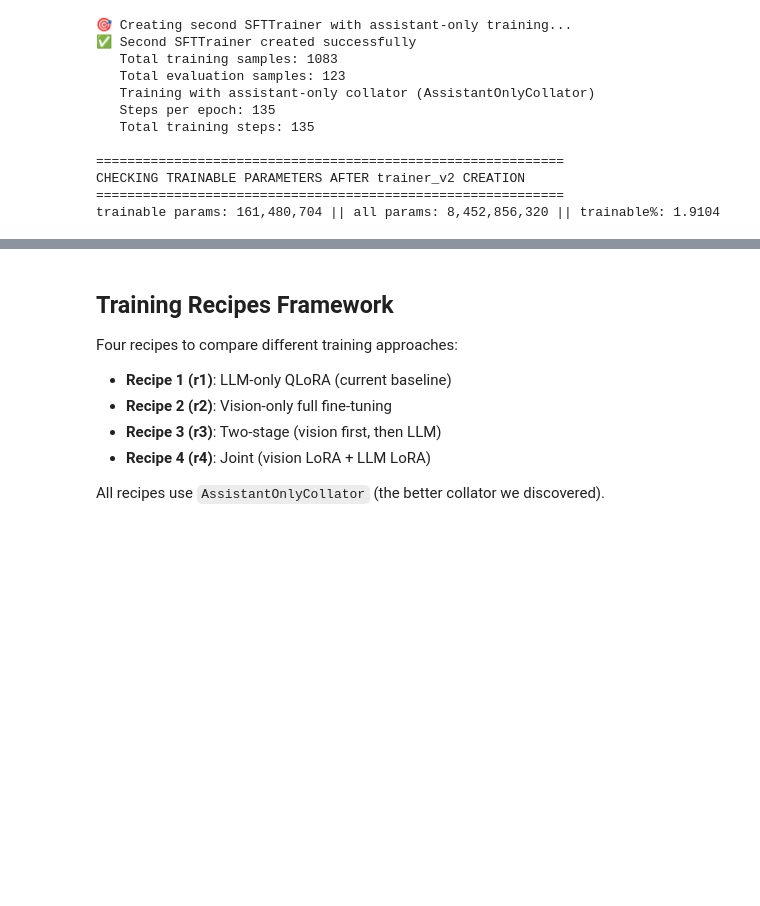
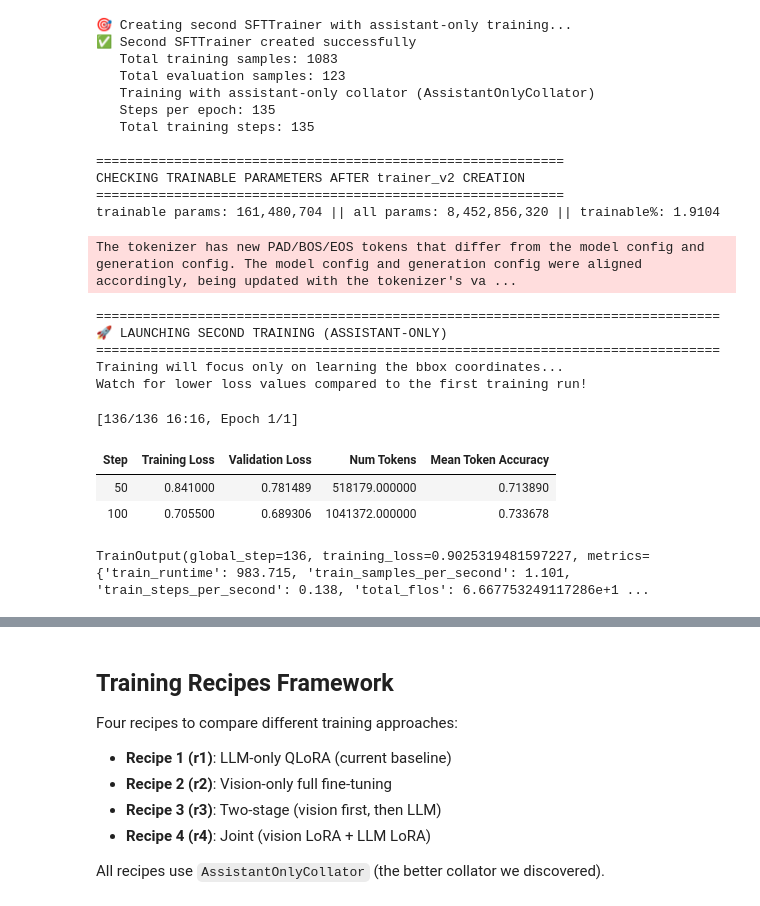
Before and after one commit to ZhuoyuanJiang/vlm_Qwen2VL_object_detection_LOCAL, a Jupyter notebook: fine_tuning_vlm_for_object_detection_trl.ipynb, the cells around one changed output, grey strips where cells are left out. Saved outputs shown, nothing was run; the diff lists cells and outputs as text; code cells hidden in the pictures; blank space fills up the shorter version.

```diff
--- a/fine_tuning_vlm_for_object_detection_trl.ipynb
+++ b/fine_tuning_vlm_for_object_detection_trl.ipynb
@@ -3369,14 +3410,26 @@ CHECKING TRAINABLE PARAMETERS AFTER trainer_v2 CREATION
 ============================================================
 trainable params: 161,480,704 || all params: 8,452,856,320 || trainable%: 1.9104
 # %%
-# # Launch the second training
-# print("\n" + "="*80)
-# print("🚀 LAUNCHING SECOND TRAINING (ASSISTANT-ONLY)")
-# print("="*80)
-# print("Training will focus only on learning the bbox coordinates...")
-# print("Watch for lower loss values compared to the first training run!")
-# print("")
+# Launch the second training
+print("\n" + "="*80)
+print("🚀 LAUNCHING SECOND TRAINING (ASSISTANT-ONLY)")
+print("="*80)
+print("Training will focus only on learning the bbox coordinates...")
+print("Watch for lower loss values compared to the first training run!")
+print("")
 
-# # Train the model
-# trainer_v2.train()
+# Train the model
+trainer_v2.train()
+# %% [output]
+The tokenizer has new PAD/BOS/EOS tokens that differ from the model config and generation config. The model config and generation config were aligned accordingly, being updated with the tokenizer's va ...
+================================================================================
+🚀 LAUNCHING SECOND TRAINING (ASSISTANT-ONLY)
+================================================================================
+Training will focus only on learning the bbox coordinates...
+Watch for lower loss values compared to the first training run!
+[136/136 16:16, Epoch 1/1]
+| Step | Training Loss | Validation Loss | Num Tokens | Mean Token Accuracy |
+| 50 | 0.841000 | 0.781489 | 518179.000000 | 0.713890 |
+| 100 | 0.705500 | 0.689306 | 1041372.000000 | 0.733678 |
+TrainOutput(global_step=136, training_loss=0.9025319481597227, metrics={'train_runtime': 983.715, 'train_samples_per_second': 1.101, 'train_steps_per_second': 0.138, 'total_flos': 6.667753249117286e+1 ...
 # %%
```
Also changed, not shown: parts of 21 cells of this notebook, 1 other file.
